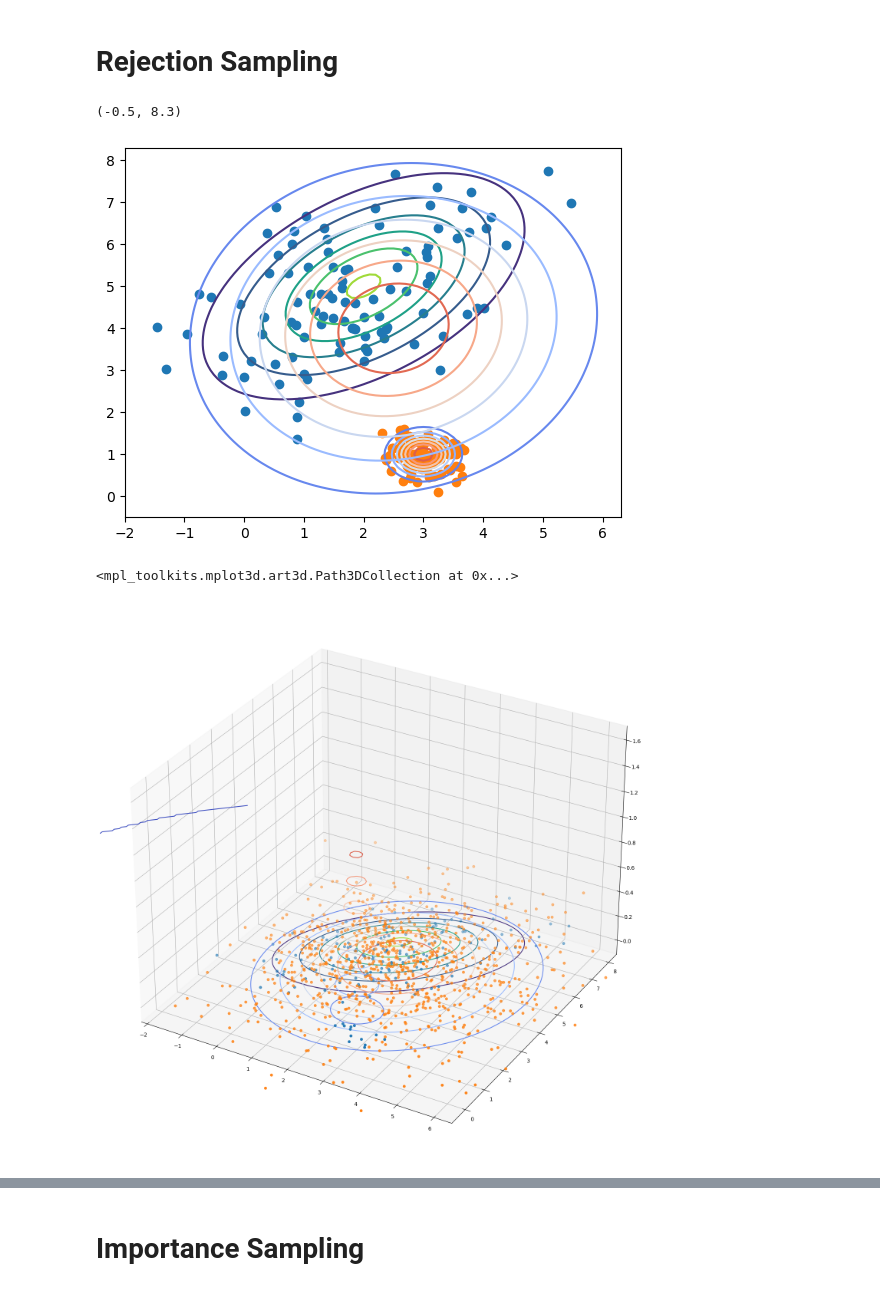
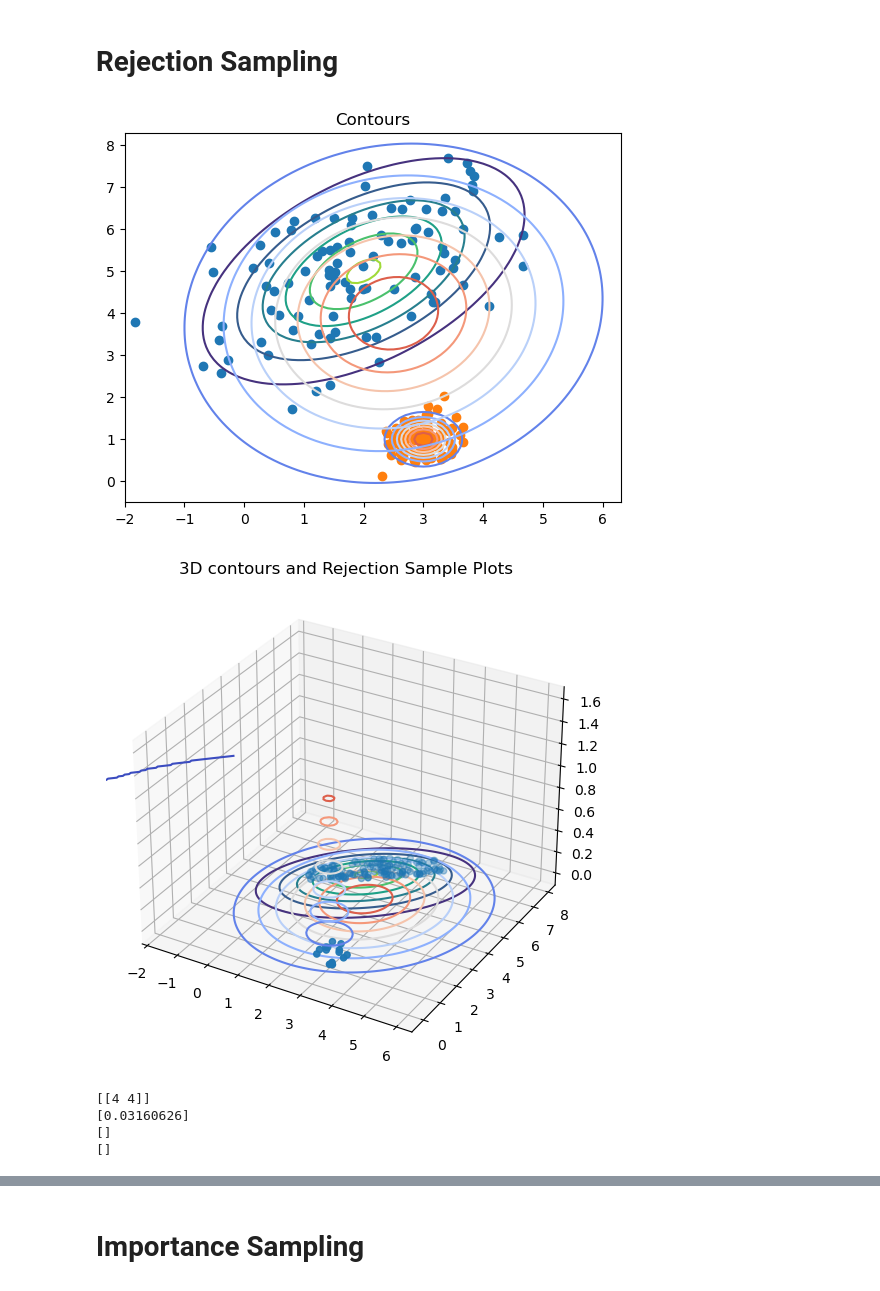
Before and after one commit to FredMCA/COMP6257-Coursework_1, a Jupyter notebook: question4.ipynb, the cells around one changed output, grey strips where cells are left out. Saved outputs shown, nothing was run; the diff lists cells and outputs as text; code cells hidden in the pictures.

Commit message:
Updating the distributions and results.

```diff
--- a/question4.ipynb
+++ b/question4.ipynb
@@ -68,36 +68,38 @@ q_mean = [2.5, 4]
 q_var = [[3, 0.2], [0.3, 4]]
 # %%
 def q(x):
-    return 3*multivariate_normal.pdf(x, q_mean, q_var)
+    return multivariate_normal.pdf(x, q_mean, q_var)
 # %%
 x1 = val_1[:,0]
 y1 = val_1[:,1]
 
 x2 = val_2[:,0]
 y2 = val_2[:,1]
 
 ax = plt.axes()#projection='3d'
 
 x, y = np.mgrid[-10:10:.1, -10:10:.1]
 data = np.dstack((x, y))
 z = p1(data)
 ax.contour(x, y, z)
 
 z = p2(data)
 ax.contour(x, y, z, cmap='coolwarm')
 ax.set_xlim([-2, 6.3])
 ax.set_ylim([-0.5, 8.3])
 
 
 
 ax.scatter(x1,y1)
 ax.scatter(x2,y2)
 
 z = q(data)
 ax.contour(x, y, z, cmap='coolwarm')
 ax.set_xlim([-2, 6.3])
 ax.set_ylim([-0.5, 8.3])
+
+plt.title("Contours")
+plt.savefig("fig/distributionsplotted.jpg")
 # %% [output]
-(-0.5, 8.3)
-[figure, old version]
+[figure, new version]
 # %%
@@ -132,7 +148,7 @@ y1 = val_1[:,1]
 x2 = val_2[:,0]
 y2 = val_2[:,1]
 
-ax = plt.axes((3,3,3,3),projection='3d')
+ax = plt.axes((1,1,1,1),projection='3d')
 
 
 x, y = np.mgrid[-10:10:.1, -10:10:.1]
@@ -157,10 +173,23 @@ acc, u_acc, rej, u_rej = rejection(q_mean, q_var, q, 2, p1, p2, [0.9,0.1], 1000)
 
 #print(acc)
 ax.scatter(acc[:,0],acc[:,1], u_acc)
-ax.scatter(rej[:,0],rej[:,1], u_rej, cmap='red')
+#ax.scatter(rej[:,0],rej[:,1], u_rej, cmap='red')
 #ax.scatter(4,4)
+
+plt.title("3D contours and Rejection Sample Plots")
+
+plt.savefig("fig/3dcontour.jpg")
 # %% [output]
-<mpl_toolkits.mplot3d.art3d.Path3DCollection at 0x...>
-[figure, old version]
+[figure, new version]
 # %%
-acc, u_acc, rej, u_rej = rejection(q_mean, q_var, q, 2, p1, p2, [0.9,0.1], 10000, True, [[4,4]])
+acc, u_acc, rej, u_rej = rejection(q_mean, q_var, q, 1, p1, p2, [0.9,0.1], 100000, True, [[4,4]])
+print(rej)
+print(u_rej)
+
+print(acc)
+print(u_acc)
+# %% [output]
+[[4 4]]
+[0.03160626]
+[]
+[]
```
Also changed, not shown: parts of 4 cells of this notebook, 3 other files.
